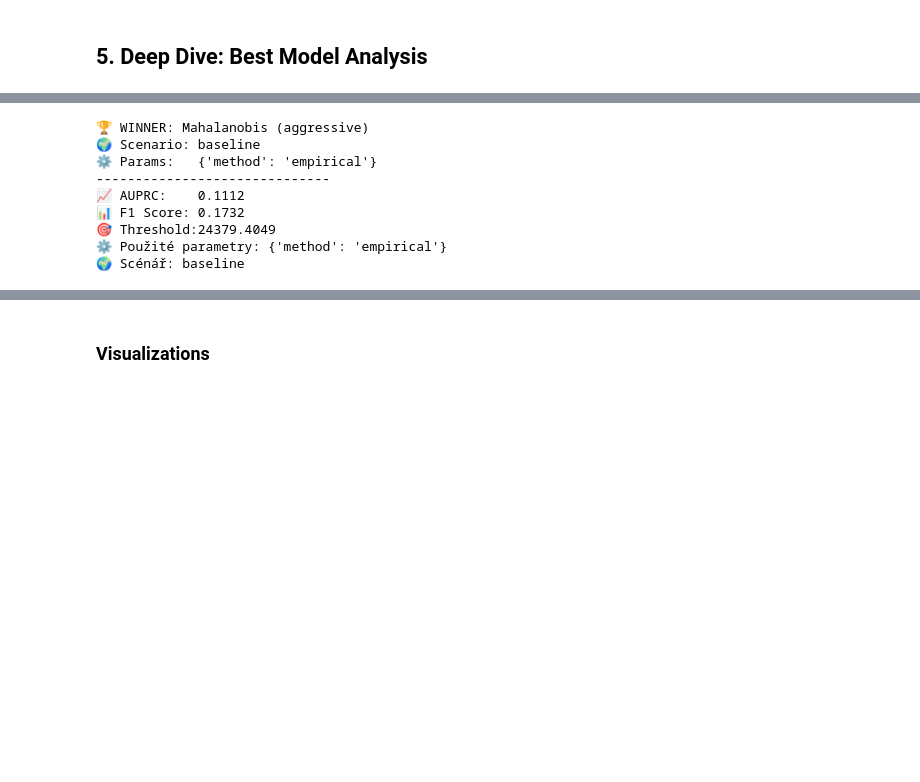
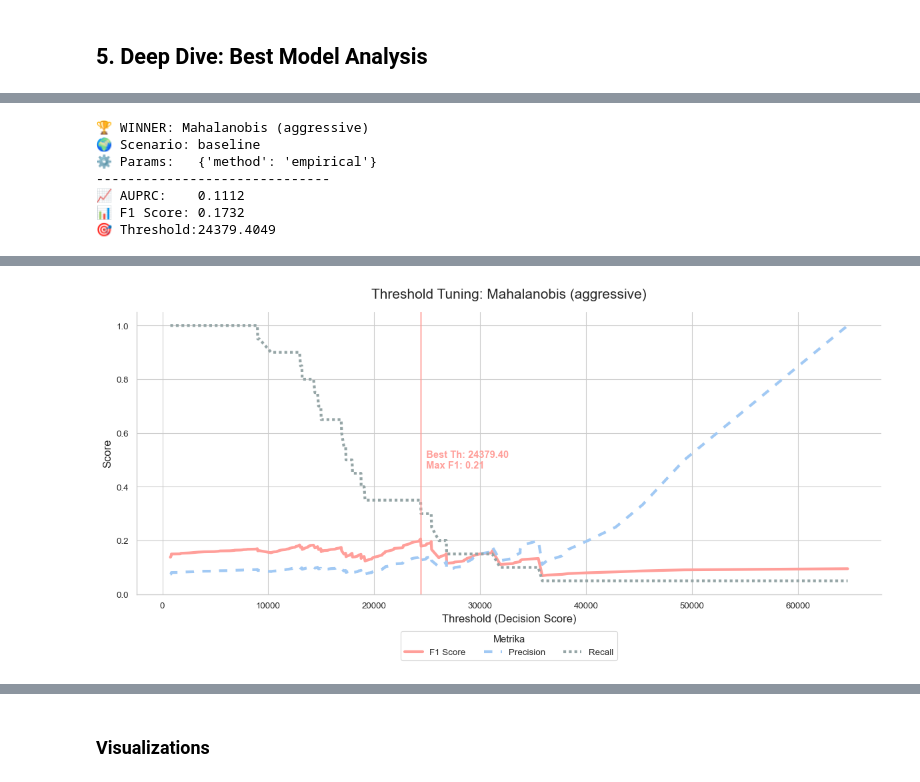
Before and after one commit to Dobes-Michal-Tobias/ThesisCoding, a Jupyter notebook: notebooks/03_M1_S1_Unsupervised_Token.ipynb, the cells around one changed output, grey strips where cells are left out. Saved outputs shown, nothing was run; the diff lists cells and outputs as text; code cells hidden in the pictures; blank space fills up the shorter version.

```diff
--- a/notebooks/03_M1_S1_Unsupervised_Token.ipynb
+++ b/notebooks/03_M1_S1_Unsupervised_Token.ipynb
@@ -353,6 +495,16 @@ data_best = data_splitting.get_unsupervised_splits(
     random_state=42
 )
 
+# 3. Detailní výpis přímo v Notebooku (pokud bys nevěřil logům)
+y_train = data_best['y_train']
+y_val = data_best['y_val']
+y_test = data_best['y_test']
+
+print(f"\n📊 DATASET COMPOSITION:")
+print(f"   Train: {len(y_train)} total | L0 (Neutral): {sum(y_train==0)} | L1 (Anomaly): {sum(y_train==1)} (Should be 0)")
+print(f"   Val:   {len(y_val)} total  | L0: {sum(y_val==0)} ({sum(y_val==0)/len(y_val):.1%}) | L1: {sum(y_val==1)}")
+print(f"   Test:  {len(y_test)} total | L0: {sum(y_test==0)} ({sum(y_test==0)/len(y_test):.1%}) | L1: {sum(y_test==1)}")
+
 # Kontrola, že X_train je už čisté
 print(f"📊 Data Loaded: Train={data_best['X_train'].shape}, Val={data_best['X_val'].shape}, Test={data_best['X_test'].shape}")
 
@@ -360,14 +512,74 @@ print(f"📊 Data Loaded: Train={data_best['X_train'].shape}, Val={data_best['X_
 # X_train už obsahuje JENOM neutrální data (L0), takže nemusíme filtrovat
 model = models.get_unsupervised_model(best_run['model'], **winner_params) # <--- OPRAVA: Předání parametrů
 model.fit(data_best['X_train'])
+print("✅ The model was trained.")
 
 # 4. Get Scores
 scores_val = model.decision_function(data_best['X_val'])
 scores_test = model.decision_function(data_best['X_test'])
 
 # 5. Optimal Threshold (Recalculate from Val just to be sure)
-threshold, val_f1 = evaluation.find_optimal_threshold(data_best['y_val'], scores_val, metric='f1')
+print(f"📊 Optimalizace prahu pro {best_run['model']}...")
+
+threshold, val_f1 = visualization.plot_threshold_tuning(
+    y_true=data_best['y_val'],
+    y_scores=scores_val,
+    title=f"Threshold Tuning: {best_run['model']} ({best_run['filter']})",
+    save_path=config.RESULTS_DIR / f"tuning_{best_run['model']}_{best_run['scenario']}.png"
+)
+
+print(f"✅ The model was trained & tuned.")
+print(f"🎯 Optimal Threshold (Val): {threshold:.4f}")
+print(f"📊 Best Validation F1:      {val_f1:.4f}")
+
+# Teď můžeme práh bezpečně použít pro testovací data
+y_pred_test = (scores_test > threshold).astype(int)
 
 print(f"🎯 Optimal Threshold (Val): {threshold:.4f}")
-print(f"✅ Validation F1: {val_f1:.4f}")
+print(f"Validation F1: {val_f1:.4f}")
+
+print(f"✅ The model was trained & tuned.")
+print(f"🎯 Optimal Threshold (Val): {threshold:.4f}")
+print(f"📊 Best Validation F1:      {val_f1:.4f}")
+
+# =============================================================================
+# 6. FINAL PERFORMANCE REPORT
+# =============================================================================
+
+# 1. Aplikace prahu (Thresholding)
+# Pro Train set nás zajímá, kolik % čistých dat model "omylem" označí (False Positives)
+scores_train = model.decision_function(data_best['X_train'])
+y_pred_train = (scores_train > threshold).astype(int)
+
+# Pro Val a Test nás zajímá klasické metriky
+y_pred_val = (scores_val > threshold).astype(int)
+y_pred_test = (scores_test > threshold).astype(int)
+
+print(f"\n{'='*60}")
+print(f"📢 DETAILED CLASSIFICATION REPORT")
+print(f"{'='*60}")
+
+# --- A) TRAIN SET (sanity check) ---
+# Tady očekáváme, že model nebude označovat nic. Vše, co označí, je chyba (FP).
+n_fp_train = sum(y_pred_train)
+fpr_train = n_fp_train / len(y_pred_train)
+print(f"\n🔹 TRAIN SET (L0 Only - Sanity Check)")
+print(f"   False Positives: {n_fp_train} / {len(y_pred_train)} samples")
+print(f"   Error Rate (FPR): {fpr_train:.2%} (Mělo by být nízké)")
+
+# --- B) VALIDATION SET ---
+print(f"\n🔹 VALIDATION SET (Used for tuning)")
+print(classification_report(data_best['y_val'], y_pred_val, target_names=['Neutral', 'Anomaly'], digits=4))
+
+# --- C) TEST SET (Final Result) ---
+print(f"\n🔹 TEST SET (Held-out data)")
+print(classification_report(data_best['y_test'], y_pred_test, target_names=['Neutral', 'Anomaly'], digits=4))
+
+# --- D) EXTRA METRICS (AUPRC, AUC) ---
+metrics_test = evaluation.calculate_metrics(data_best['y_test'], y_pred_test, scores_test)
+
+print(f"\n📈 FINAL TEST METRICS:")
+print(f"   • ROC AUC: {metrics_test.get('roc_auc', 0):.4f}")
+print(f"   • AUPRC:   {metrics_test.get('avg_precision', 0):.4f} (Důležité pro imbalanced data!)")
+print(f"   • F1 Score:{metrics_test['f1']:.4f}")
 # %% [output]
@@ -380,5 +591,3 @@ print(f"✅ Validation F1: {val_f1:.4f}")
 📈 AUPRC:    0.1112
 📊 F1 Score: 0.1732
 🎯 Threshold:24379.4049
-⚙️ Použité parametry: {'method': 'empirical'}
-🌍 Scénář: baseline
@@ -399,0 +618 @@ print(f"✅ Validation F1: {val_f1:.4f}")
+[figure, added]
```
Also changed, not shown: parts of 10 cells of this notebook, 11 other files.
